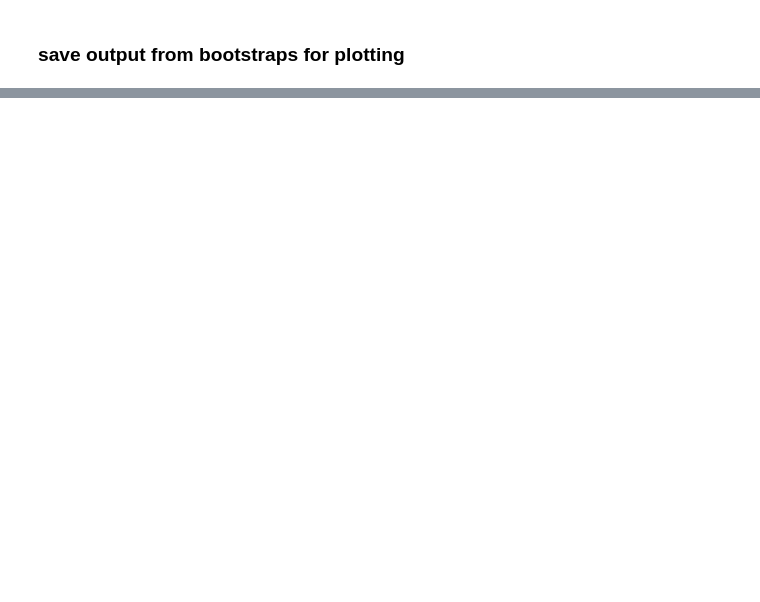
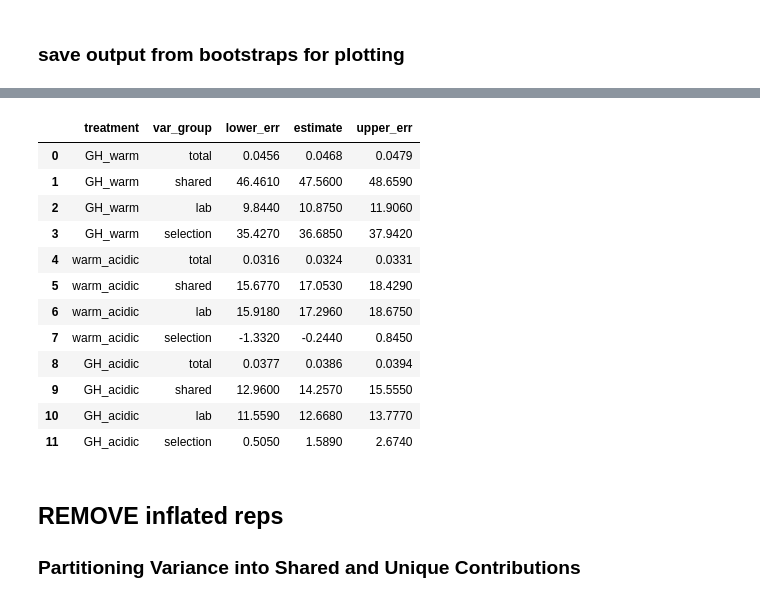
Before and after one commit to rsbrennan/tonsa_25_gen_ER, a Jupyter notebook: tonsa.ipynb, the cells around one changed output, grey strips where cells are left out. Drawn from its saved outputs; the diff is of its cells as text; code cells hidden in the pictures; blank space fills up the shorter version.

```diff
--- a/tonsa.ipynb
+++ b/tonsa.ipynb
@@ -959,0 +1006,38 @@ selection: [35.433 36.685 37.937]
+# %%
+# then save the treatment covariances
+data= [['GH_warm', 'total',GH_wm_total_var[0],GH_wm_total_var[1],GH_wm_total_var[2]],
+    ['GH_warm', 'shared',GH_wm_shared_var[0],GH_wm_shared_var[1],GH_wm_shared_var[2]],
+    ['GH_warm', 'lab',GH_wm_lab_var[0],GH_wm_lab_var[1],GH_wm_lab_var[2]],
+    ['GH_warm', 'selection',GH_wm_selection_var[0],GH_wm_selection_var[1],GH_wm_selection_var[2]],
+    ['warm_acidic', 'total',    wm_ac_total_var[0],wm_ac_total_var[1],wm_ac_total_var[2]],
+    ['warm_acidic', 'shared',   wm_ac_shared_var[0],wm_ac_shared_var[1],wm_ac_shared_var[2]],
+    ['warm_acidic', 'lab',      wm_ac_lab_var[0],wm_ac_lab_var[1],wm_ac_lab_var[2]],
+    ['warm_acidic', 'selection',wm_ac_selection_var[0],wm_ac_selection_var[1],wm_ac_selection_var[2]],
+    ['GH_acidic', 'total',      GH_ac_total_var[0],GH_ac_total_var[1],GH_ac_total_var[2]],
+    ['GH_acidic', 'shared',     GH_ac_shared_var[0],GH_ac_shared_var[1],GH_ac_shared_var[2]],
+    ['GH_acidic', 'lab',        GH_ac_lab_var[0],GH_ac_lab_var[1],GH_ac_lab_var[2]],
+    ['GH_acidic', 'selection',  GH_ac_selection_var[0],GH_ac_selection_var[1],GH_ac_selection_var[2]]]
+
+# create df:
+df = pd.DataFrame(data, columns = ['treatment', 'var_group', 'lower_err', 'estimate', 'upper_err'])
+
+df.to_csv('/users/r/b/rbrennan/tonsa_genomics/analysis/shared_variance.csv', index=False)
+
+df
+# %% [output]
+|  | treatment | var_group | lower_err | estimate | upper_err |
+| 0 | GH_warm | total | 0.0456 | 0.0468 | 0.0479 |
+| 1 | GH_warm | shared | 46.4610 | 47.5600 | 48.6590 |
+| 2 | GH_warm | lab | 9.8440 | 10.8750 | 11.9060 |
+| 3 | GH_warm | selection | 35.4270 | 36.6850 | 37.9420 |
+| 4 | warm_acidic | total | 0.0316 | 0.0324 | 0.0331 |
+| 5 | warm_acidic | shared | 15.6770 | 17.0530 | 18.4290 |
+| 6 | warm_acidic | lab | 15.9180 | 17.2960 | 18.6750 |
+| 7 | warm_acidic | selection | -1.3320 | -0.2440 | 0.8450 |
+| 8 | GH_acidic | total | 0.0377 | 0.0386 | 0.0394 |
+| 9 | GH_acidic | shared | 12.9600 | 14.2570 | 15.5550 |
+| 10 | GH_acidic | lab | 11.5590 | 12.6680 | 13.7770 |
+| 11 | GH_acidic | selection | 0.5050 | 1.5890 | 2.6740 |
+# %% [markdown]
+## REMOVE inflated reps
+### Partitioning Variance into Shared and Unique Contributions
```
Also changed, not shown: parts of 27 cells of this notebook.
